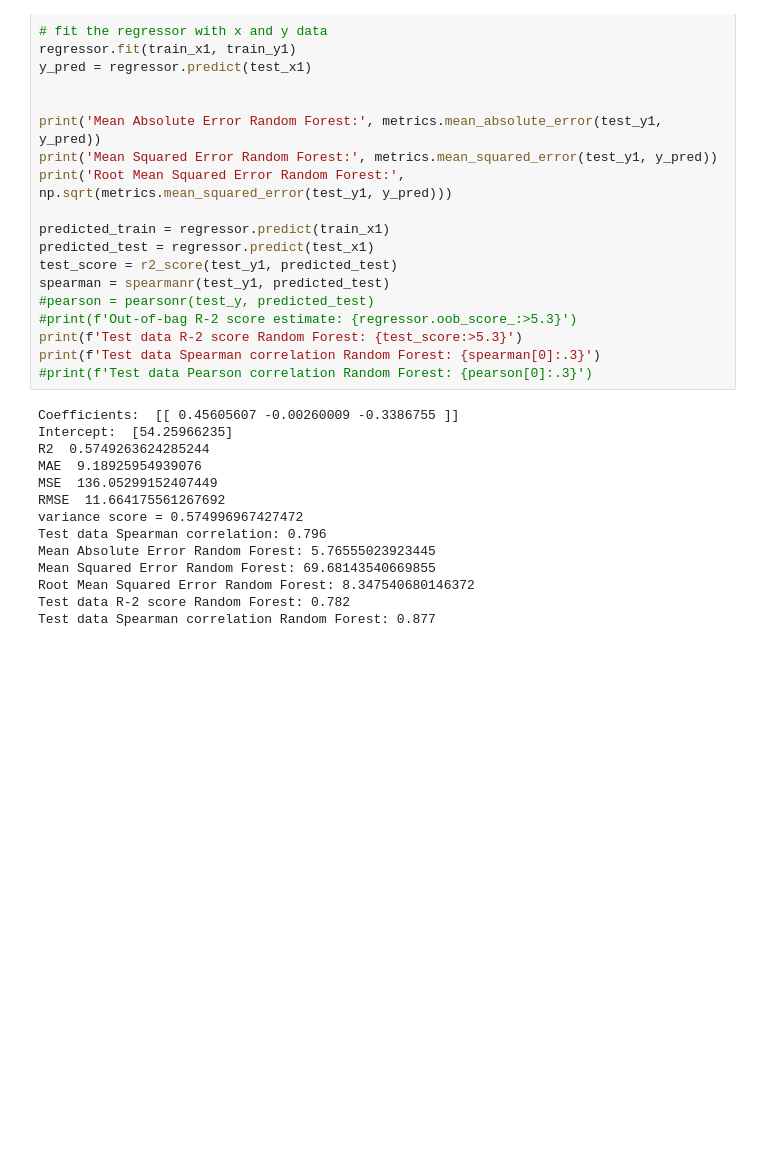
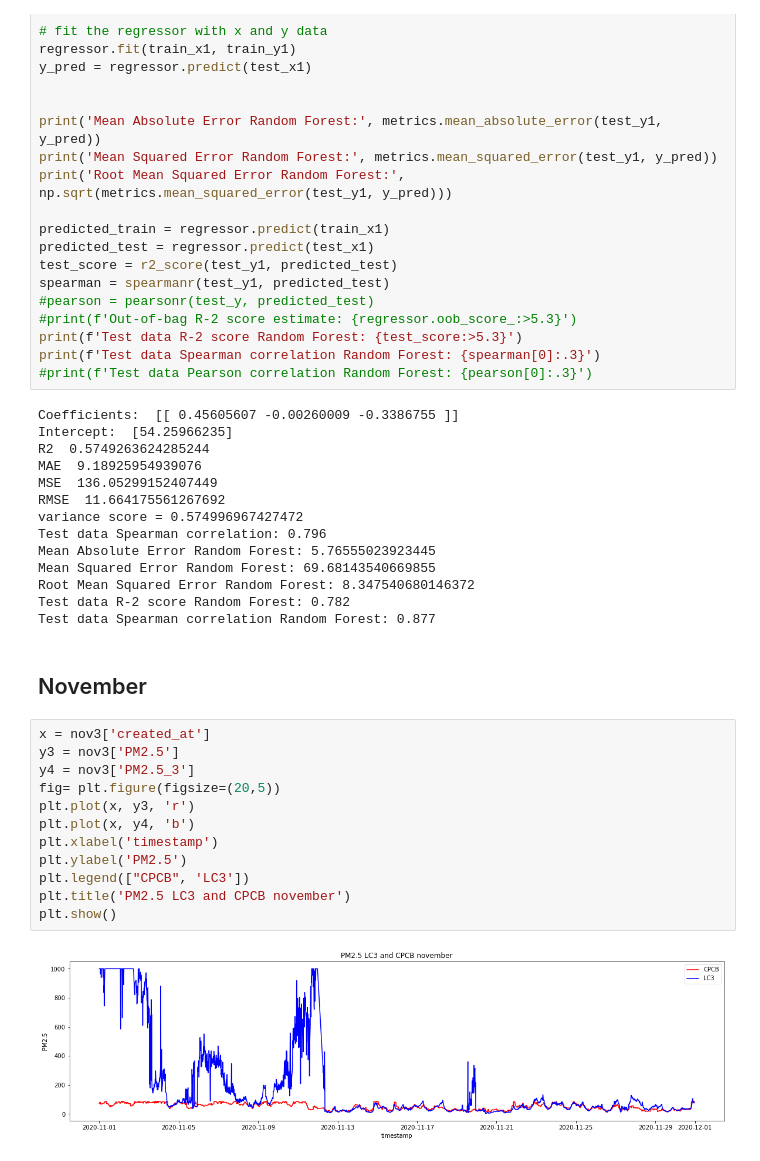
Before and after one commit to spanddhana-sara/Air-Pollution, a Jupyter notebook: Codes/Untitled.ipynb, the cells around one changed output. Saved outputs shown, nothing was run; the diff lists cells and outputs as text; blank space fills up the shorter version.

```diff
--- a/Codes/Untitled.ipynb
+++ b/Codes/Untitled.ipynb
@@ -1859,3 +1859,19 @@ Mean Squared Error Random Forest: 69.68143540669855
 Root Mean Squared Error Random Forest: 8.347540680146372
 Test data R-2 score Random Forest: 0.782
 Test data Spearman correlation Random Forest: 0.877
+# %% [markdown]
+## November
+# %%
+x = nov3['created_at']
+y3 = nov3['PM2.5']
+y4 = nov3['PM2.5_3']
+fig= plt.figure(figsize=(20,5))
+plt.plot(x, y3, 'r')
+plt.plot(x, y4, 'b')
+plt.xlabel('timestamp')
+plt.ylabel('PM2.5')
+plt.legend(["CPCB", 'LC3'])
+plt.title('PM2.5 LC3 and CPCB november')
+plt.show()
+# %% [output]
+[figure, added]
```
Also changed, not shown: parts of 13 cells of this notebook.
